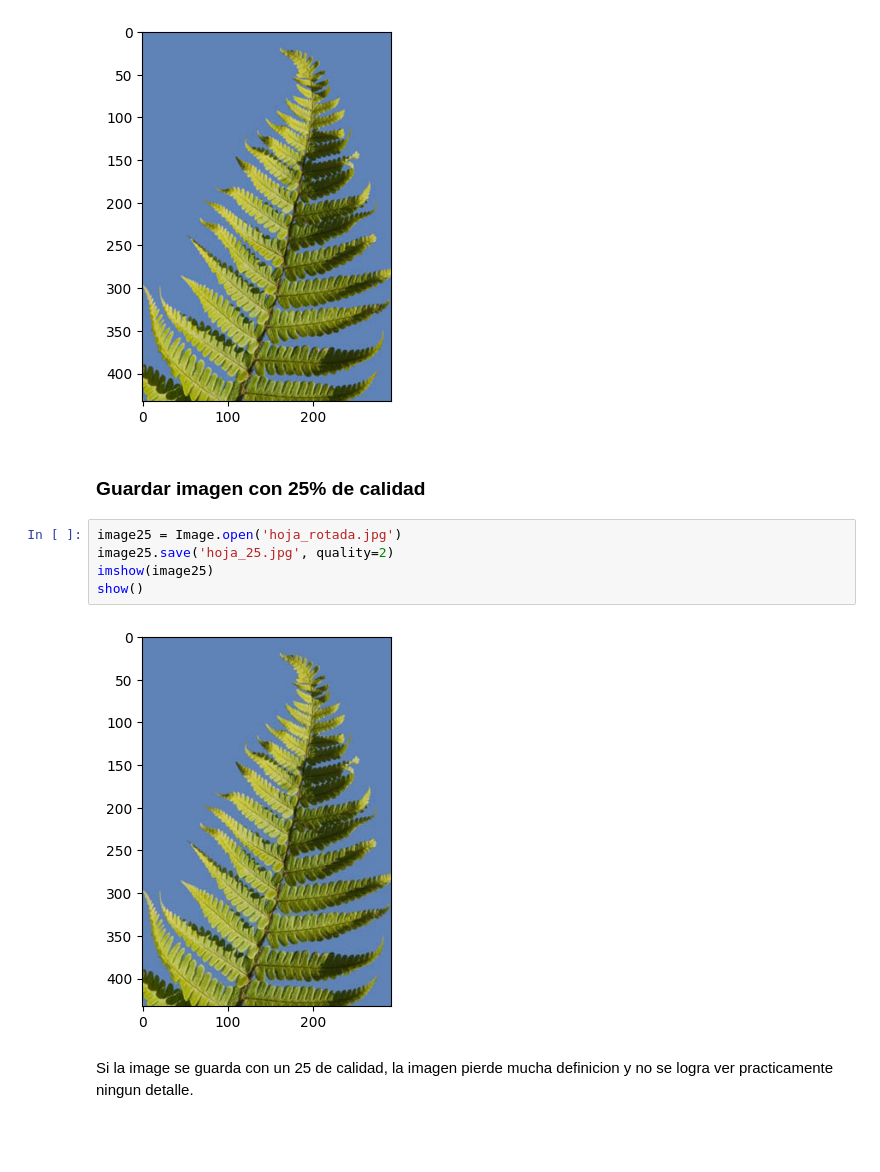
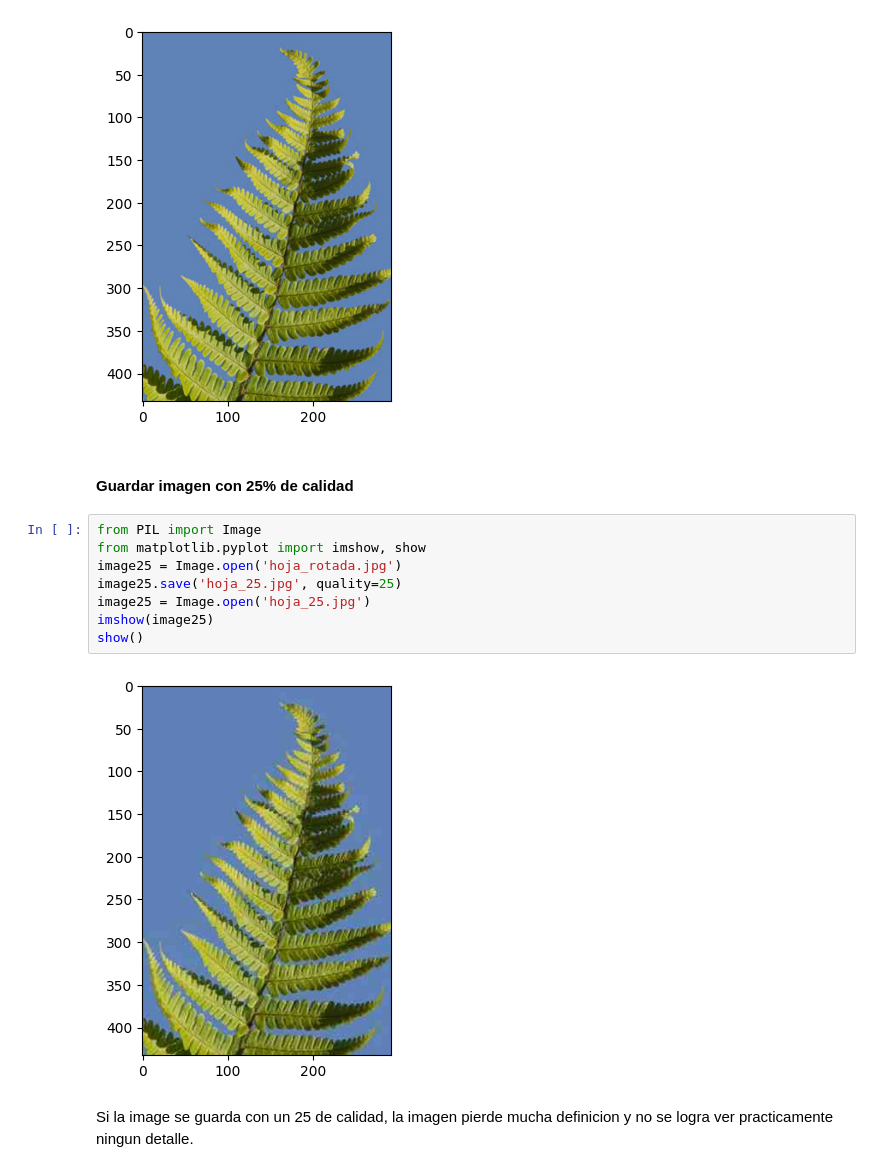
Before and after one commit to agusserraalh/TDI, a Jupyter notebook: guia1/Guia1.ipynb, the cells around one changed output. Saved outputs shown, nothing was run; the diff lists cells and outputs as text; blank space fills up the shorter version.

```diff
--- a/guia1/Guia1.ipynb
+++ b/guia1/Guia1.ipynb
@@ -185,13 +185,16 @@ rotated_im.save('hoja_rotada.jpg', quality=90)
 # %% [output]
 [figure]
 # %% [markdown]
-### Guardar imagen con 25% de calidad
+#### Guardar imagen con 25% de calidad
 # %%
+from PIL import Image
+from matplotlib.pyplot import imshow, show
 image25 = Image.open('hoja_rotada.jpg')
-image25.save('hoja_25.jpg', quality=2)
+image25.save('hoja_25.jpg', quality=25)
+image25 = Image.open('hoja_25.jpg')
 imshow(image25)
 show()
 # %% [output]
-[figure, old version]
+[figure, new version]
 # %% [markdown]
 Si la image se guarda con un 25 de calidad, la imagen pierde mucha definicion y no se logra ver practicamente ningun detalle.
```
Also changed, not shown: parts of 1 cell of this notebook, 2 other files.
